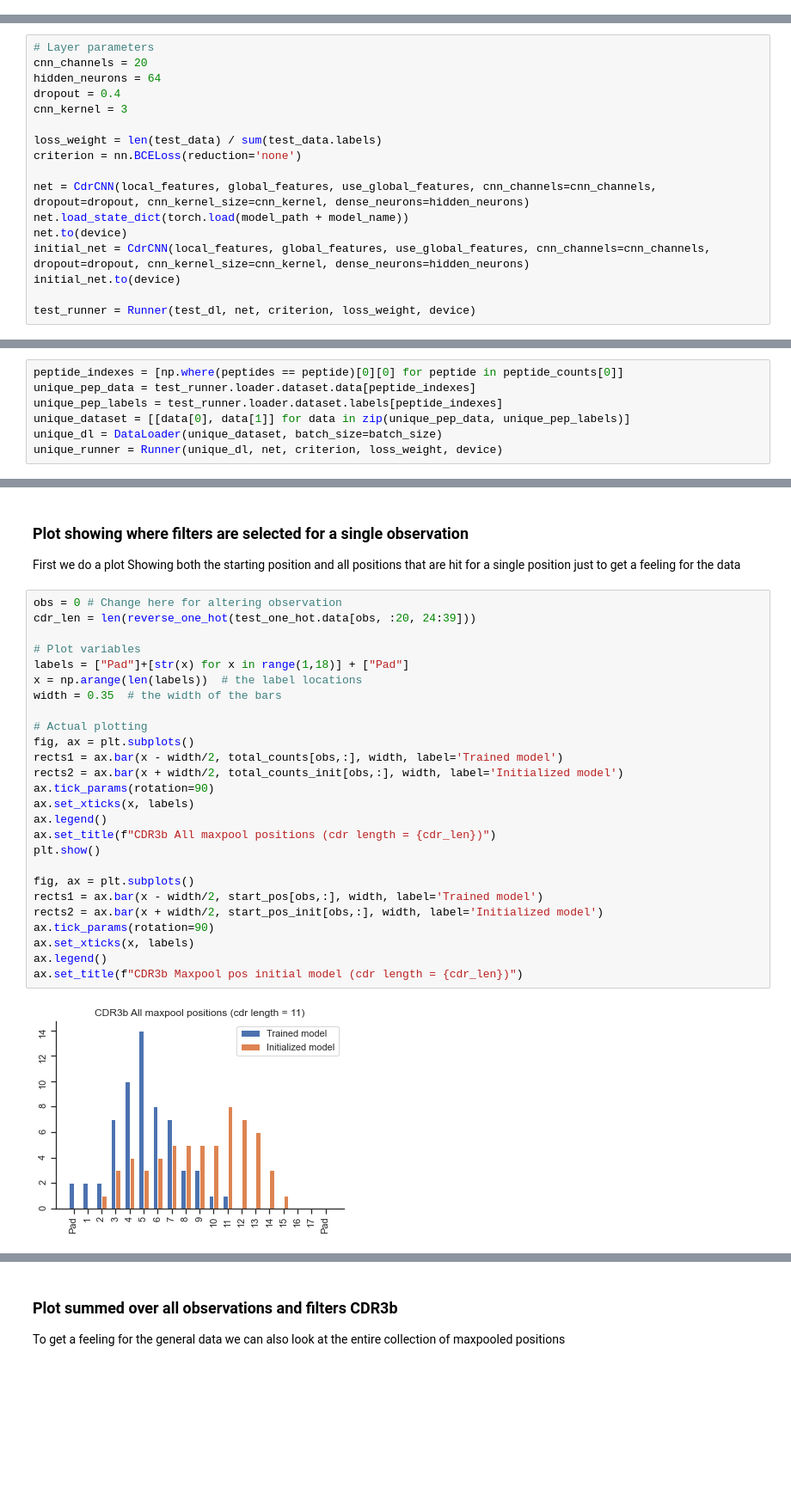
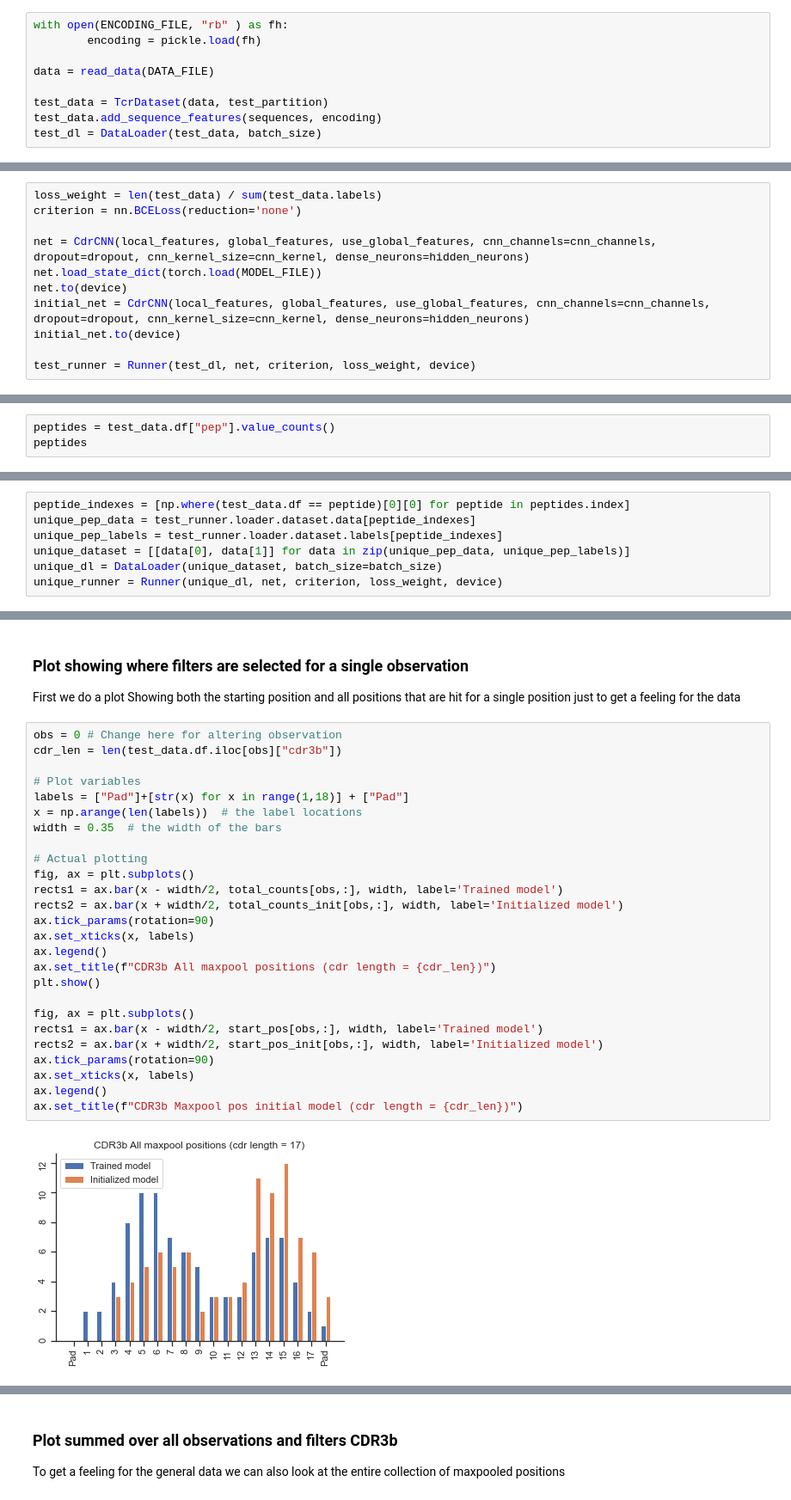
Before and after one commit to chrhjoh/speciale, a Jupyter notebook: modeling/src/03_analyze_cdr_cnn.ipynb, the cells around one changed output, grey strips where cells are left out. Shown: that part at 86% size. Drawn from its saved outputs; the diff is of its cells as text; blank space fills up the shorter version.

```diff
--- a/modeling/src/03_analyze_cdr_cnn.ipynb
+++ b/modeling/src/03_analyze_cdr_cnn.ipynb
@@ -66,0 +68,9 @@ test_dl = DataLoader(test_data, batch_size)
+# %%
+with open(ENCODING_FILE, "rb" ) as fh:
+        encoding = pickle.load(fh)
+
+data = read_data(DATA_FILE)
+
+test_data = TcrDataset(data, test_partition)
+test_data.add_sequence_features(sequences, encoding)
+test_dl = DataLoader(test_data, batch_size)
@@ -67,17 +79,11 @@ test_dl = DataLoader(test_data, batch_size)
 # %% [markdown]
 ## Define the network
 # %%
-# Layer parameters
-cnn_channels = 20
-hidden_neurons = 64
-dropout = 0.4
-cnn_kernel = 3
-
 loss_weight = len(test_data) / sum(test_data.labels)
 criterion = nn.BCELoss(reduction='none')
 
 net = CdrCNN(local_features, global_features, use_global_features, cnn_channels=cnn_channels, dropout=dropout, cnn_kernel_size=cnn_kernel, dense_neurons=hidden_neurons)
-net.load_state_dict(torch.load(model_path + model_name))
+net.load_state_dict(torch.load(MODEL_FILE))
 net.to(device)
 initial_net = CdrCNN(local_features, global_features, use_global_features, cnn_channels=cnn_channels, dropout=dropout, cnn_kernel_size=cnn_kernel, dense_neurons=hidden_neurons)
 initial_net.to(device)
@@ -99,0 +94,3 @@ peptide_counts
+# %%
+peptides = test_data.df["pep"].value_counts()
+peptides
@@ -100,5 +114,5 @@ peptide_counts
 # %%
-peptide_indexes = [np.where(peptides == peptide)[0][0] for peptide in peptide_counts[0]]
+peptide_indexes = [np.where(test_data.df == peptide)[0][0] for peptide in peptides.index]
 unique_pep_data = test_runner.loader.dataset.data[peptide_indexes]
 unique_pep_labels = test_runner.loader.dataset.labels[peptide_indexes]
 unique_dataset = [[data[0], data[1]] for data in zip(unique_pep_data, unique_pep_labels)]
@@ -216,29 +229,29 @@ for i in range(idxs.shape[1]):
 First we do a plot Showing both the starting position and all positions that are hit for a single position just to get a feeling for the data
 # %%
 obs = 0 # Change here for altering observation
-cdr_len = len(reverse_one_hot(test_one_hot.data[obs, :20, 24:39]))
+cdr_len = len(test_data.df.iloc[obs]["cdr3b"])
 
 # Plot variables
 labels = ["Pad"]+[str(x) for x in range(1,18)] + ["Pad"]
 x = np.arange(len(labels))  # the label locations
 width = 0.35  # the width of the bars
 
 # Actual plotting
 fig, ax = plt.subplots()
 rects1 = ax.bar(x - width/2, total_counts[obs,:], width, label='Trained model')
 rects2 = ax.bar(x + width/2, total_counts_init[obs,:], width, label='Initialized model')
 ax.tick_params(rotation=90)
 ax.set_xticks(x, labels)
 ax.legend()
 ax.set_title(f"CDR3b All maxpool positions (cdr length = {cdr_len})")
 plt.show()
 
 fig, ax = plt.subplots()
 rects1 = ax.bar(x - width/2, start_pos[obs,:], width, label='Trained model')
 rects2 = ax.bar(x + width/2, start_pos_init[obs,:], width, label='Initialized model')
 ax.tick_params(rotation=90)
 ax.set_xticks(x, labels)
 ax.legend()
 ax.set_title(f"CDR3b Maxpool pos initial model (cdr length = {cdr_len})")
 # %% [output]
-[figure, old version]
+[figure, new version]
```
Also changed, not shown: parts of 31 cells of this notebook, 9 other files.
